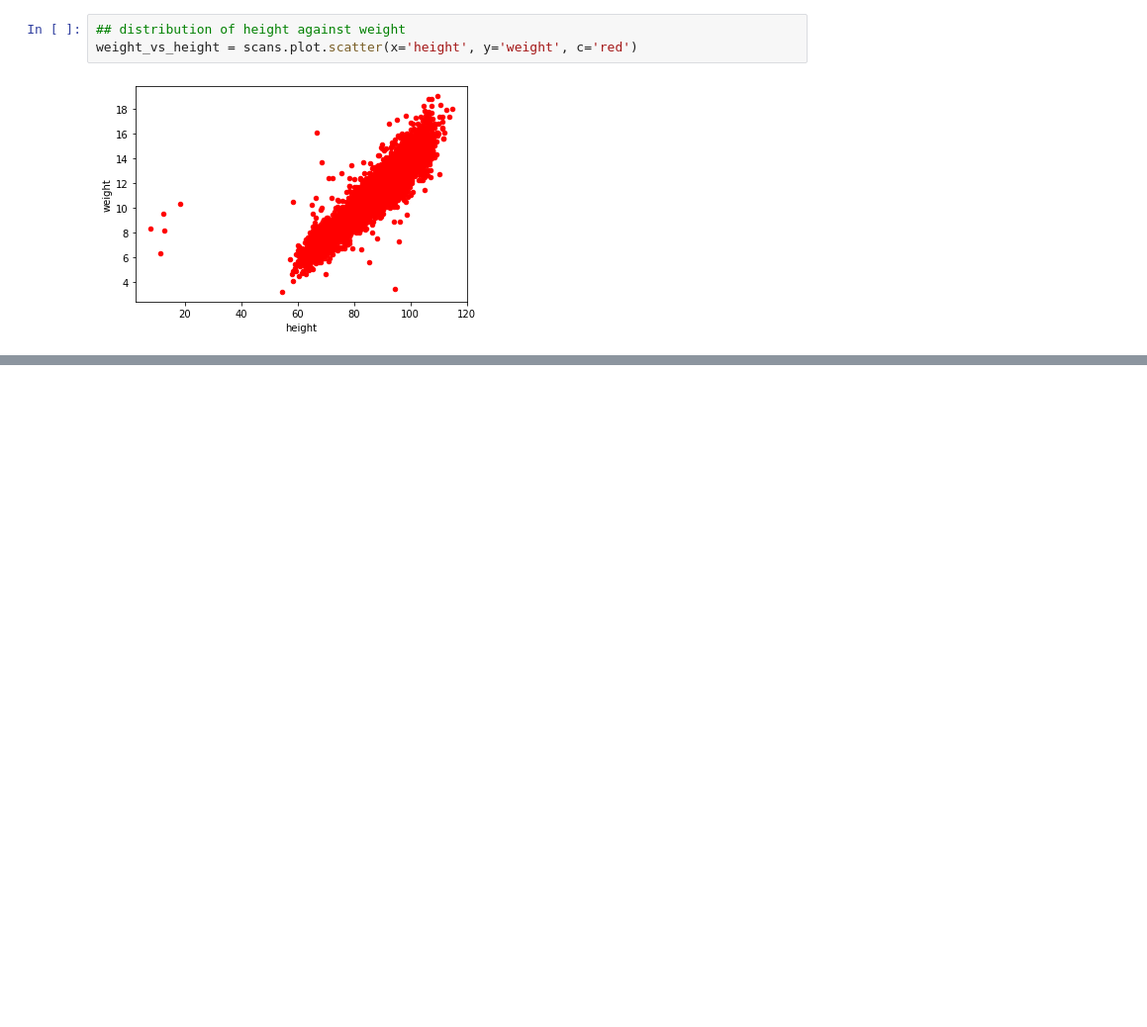
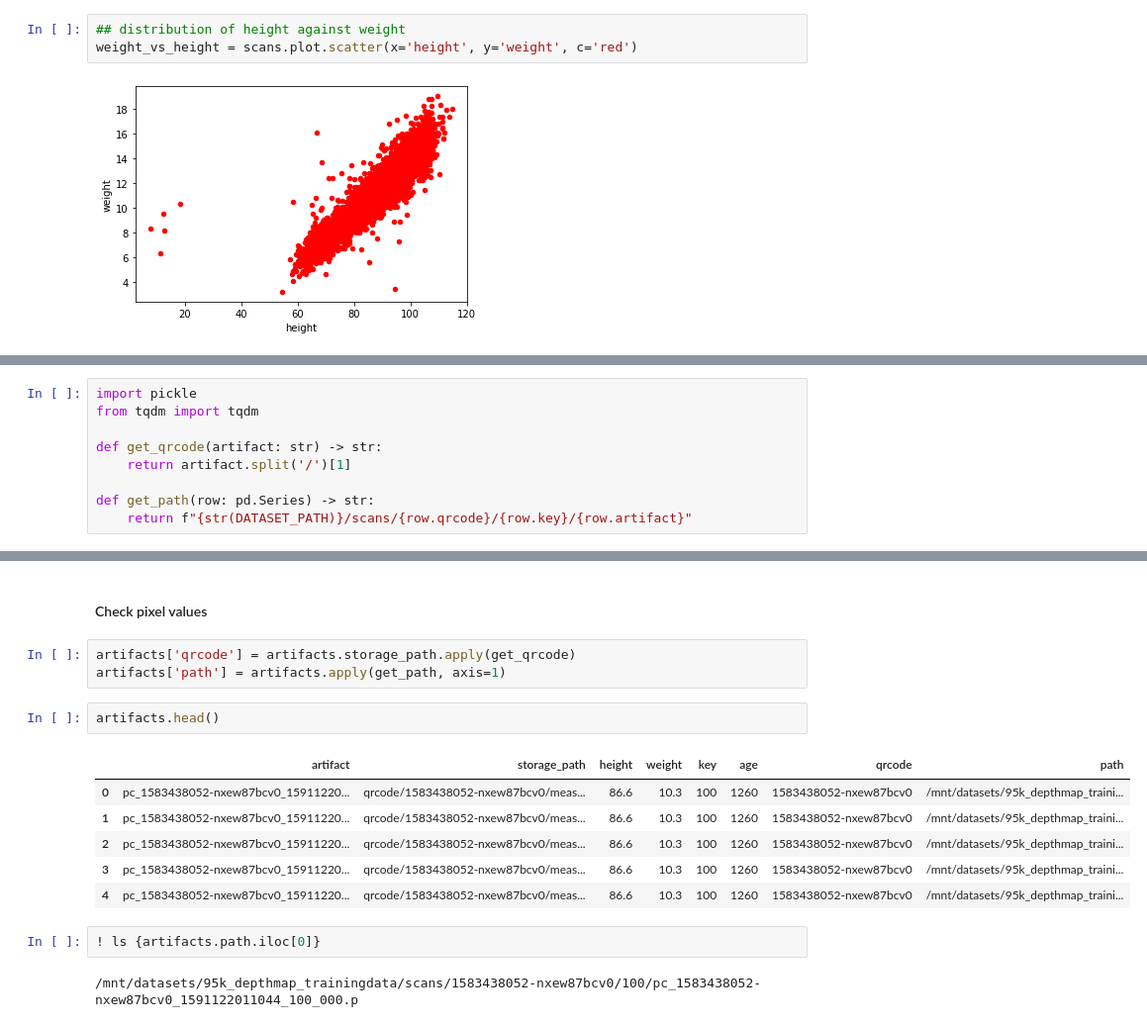
Before and after one commit to kai-luni/cgm-ml, a Jupyter notebook: src/data_utils/dataset_EDA/anon-depthmap-95k/EDA_anon-depthmap-95k.ipynb, the cells around one changed output, grey strips where cells are left out. Shown at 99% size. Drawn from its saved outputs; the diff is of its cells as text; blank space fills up the shorter version.

```diff
--- a/src/data_utils/dataset_EDA/anon-depthmap-95k/EDA_anon-depthmap-95k.ipynb
+++ b/src/data_utils/dataset_EDA/anon-depthmap-95k/EDA_anon-depthmap-95k.ipynb
@@ -128,0 +131,9 @@ weight_vs_height = scans.plot.scatter(x='height', y='weight', c='red')
+# %%
+import pickle
+from tqdm import tqdm
+
+def get_qrcode(artifact: str) -> str:
+    return artifact.split('/')[1]
+
+def get_path(row: pd.Series) -> str:
+    return f"{str(DATASET_PATH)}/scans/{row.qrcode}/{row.key}/{row.artifact}"
@@ -128,0 +169,18 @@ weight_vs_height = scans.plot.scatter(x='height', y='weight', c='red')
+# %% [markdown]
+#### Check pixel values
+# %%
+artifacts['qrcode'] = artifacts.storage_path.apply(get_qrcode)
+artifacts['path'] = artifacts.apply(get_path, axis=1)
+# %%
+artifacts.head()
+# %% [output]
+|  | artifact | storage_path | height | weight | key | age | qrcode | path |
+| 0 | pc_1583438052-nxew87bcv0_15911220... | qrcode/1583438052-nxew87bcv0/meas... | 86.6 | 10.3 | 100 | 1260 | 1583438052-nxew87bcv0 | /mnt/datasets/95k_depthmap_traini... |
+| 1 | pc_1583438052-nxew87bcv0_15911220... | qrcode/1583438052-nxew87bcv0/meas... | 86.6 | 10.3 | 100 | 1260 | 1583438052-nxew87bcv0 | /mnt/datasets/95k_depthmap_traini... |
+| 2 | pc_1583438052-nxew87bcv0_15911220... | qrcode/1583438052-nxew87bcv0/meas... | 86.6 | 10.3 | 100 | 1260 | 1583438052-nxew87bcv0 | /mnt/datasets/95k_depthmap_traini... |
+| 3 | pc_1583438052-nxew87bcv0_15911220... | qrcode/1583438052-nxew87bcv0/meas... | 86.6 | 10.3 | 100 | 1260 | 1583438052-nxew87bcv0 | /mnt/datasets/95k_depthmap_traini... |
+| 4 | pc_1583438052-nxew87bcv0_15911220... | qrcode/1583438052-nxew87bcv0/meas... | 86.6 | 10.3 | 100 | 1260 | 1583438052-nxew87bcv0 | /mnt/datasets/95k_depthmap_traini... |
+# %%
+! ls {artifacts.path.iloc[0]}
+# %% [output]
+/mnt/datasets/95k_depthmap_trainingdata/scans/1583438052-nxew87bcv0/100/pc_1583438052-nxew87bcv0_1591122011044_100_000.p
```
Also changed, not shown: parts of 9 cells of this notebook.
